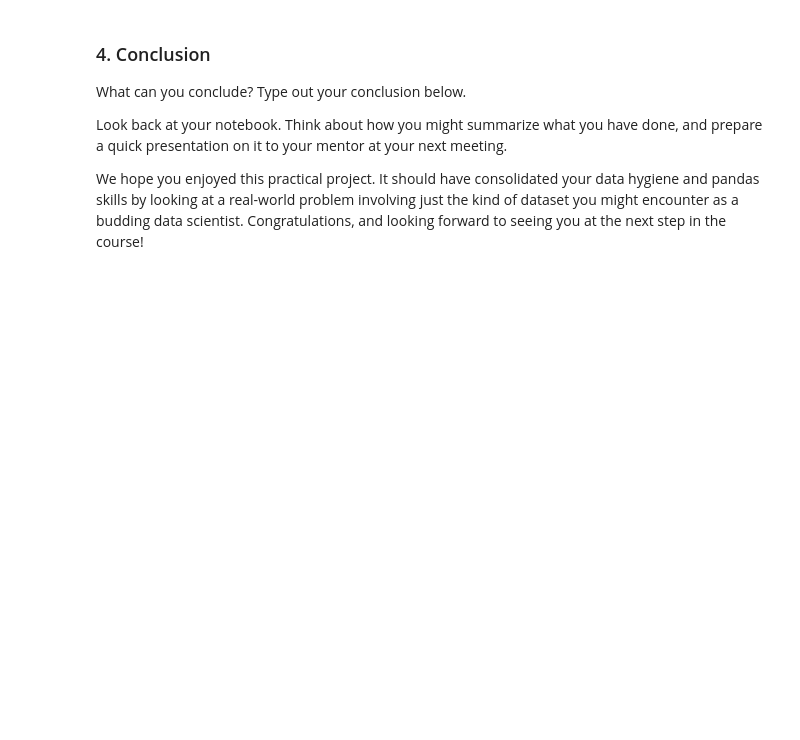
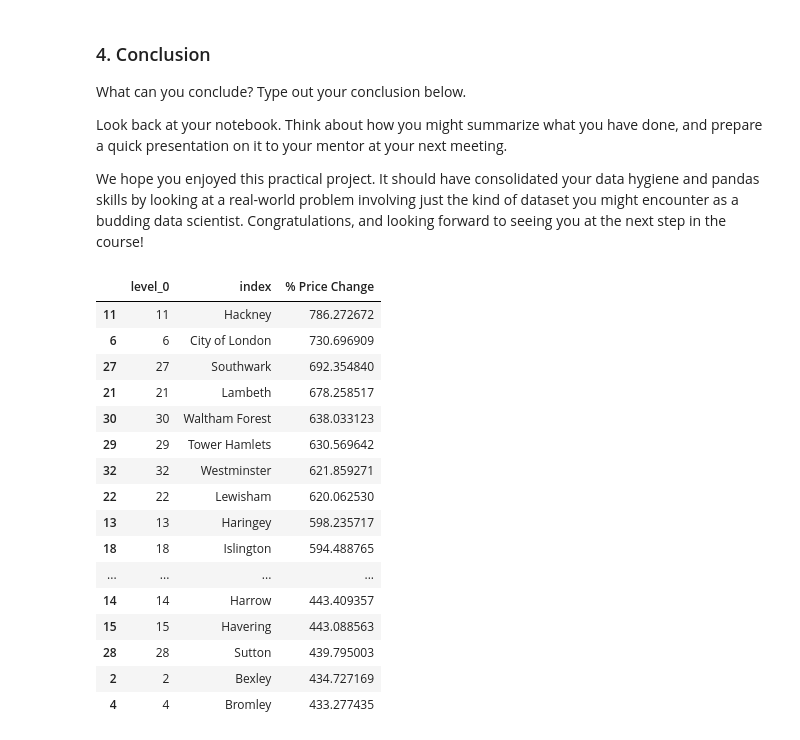
Before and after one commit to Sonam001/London-Borough-Pricing, a Jupyter notebook: Unit 4 Challenge - Tier 3.ipynb, the cells around one changed output. Drawn from its saved outputs; the diff is of its cells as text; code cells hidden in the pictures; blank space fills up the shorter version.

```diff
--- a/Unit 4 Challenge - Tier 3.ipynb
+++ b/Unit 4 Challenge - Tier 3.ipynb
@@ -666,3 +666,23 @@ What can you conclude? Type out your conclusion below.
 Look back at your notebook. Think about how you might summarize what you have done, and prepare a quick presentation on it to your mentor at your next meeting.
 
 We hope you enjoyed this practical project. It should have consolidated your data hygiene and pandas skills by looking at a real-world problem involving just the kind of dataset you might encounter as a budding data scientist. Congratulations, and looking forward to seeing you at the next step in the course!
+# %%
+London_Borough_Price_Change.sort_values(by=['% Price Change'],ascending=False)
+# %% [output]
+|  | level_0 | index | % Price Change |
+| 11 | 11 | Hackney | 786.272672 |
+| 6 | 6 | City of London | 730.696909 |
+| 27 | 27 | Southwark | 692.354840 |
+| 21 | 21 | Lambeth | 678.258517 |
+| 30 | 30 | Waltham Forest | 638.033123 |
+| 29 | 29 | Tower Hamlets | 630.569642 |
+| 32 | 32 | Westminster | 621.859271 |
+| 22 | 22 | Lewisham | 620.062530 |
+| 13 | 13 | Haringey | 598.235717 |
+| 18 | 18 | Islington | 594.488765 |
+| ... | ... | ... | ... |
+| 14 | 14 | Harrow | 443.409357 |
+| 15 | 15 | Havering | 443.088563 |
+| 28 | 28 | Sutton | 439.795003 |
+| 2 | 2 | Bexley | 434.727169 |
+| 4 | 4 | Bromley | 433.277435 |
```
Also changed, not shown: 1 other file.
